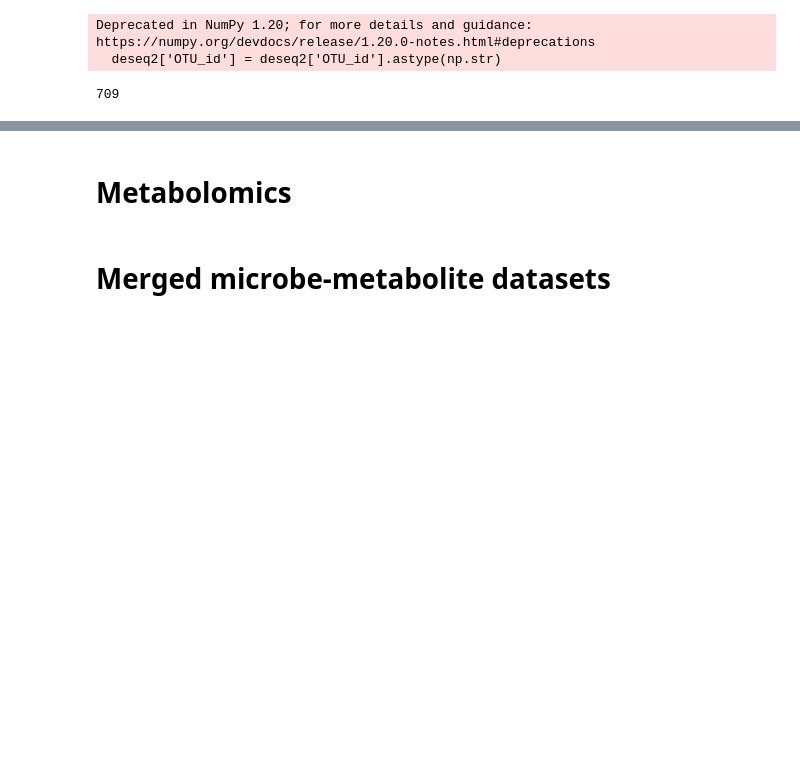
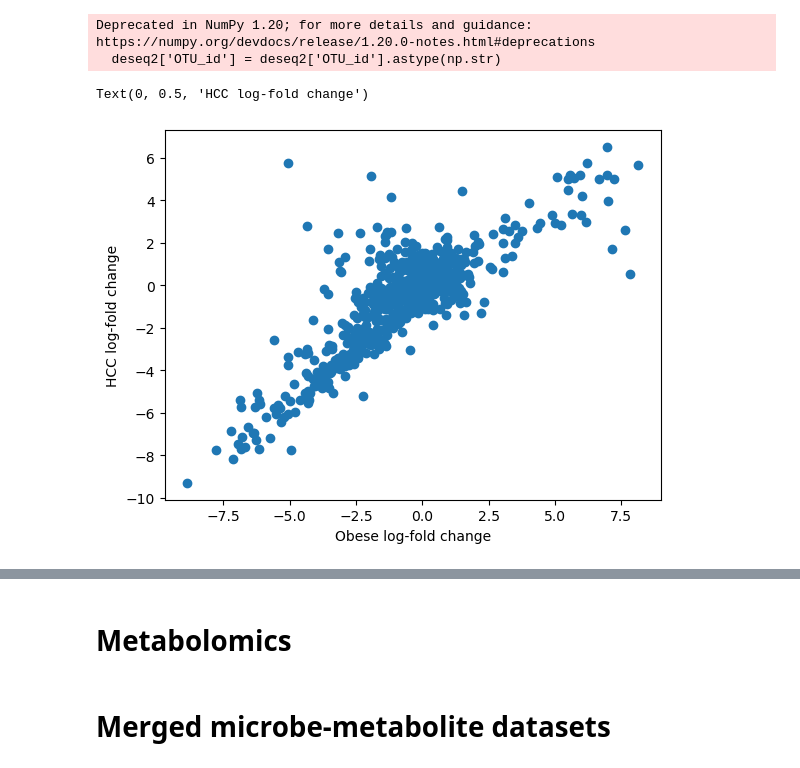
Before and after one commit to mortonjt/iv-analysis, a Jupyter notebook: ipynb/Figure3.ipynb, the cells around one changed output, grey strips where cells are left out. Drawn from its saved outputs; the diff is of its cells as text; code cells hidden in the pictures; blank space fills up the shorter version.

```diff
--- a/ipynb/Figure3.ipynb
+++ b/ipynb/Figure3.ipynb
@@ -103,7 +90,11 @@ deseq2_HCC = deseq2.query("Phenotype == 'HCC'").set_index('OTU_id')
 # %% [output]
 Deprecated in NumPy 1.20; for more details and guidance: https://numpy.org/devdocs/release/1.20.0-notes.html#deprecations
   deseq2['OTU_id'] = deseq2['OTU_id'].astype(np.str)
-# %%
-len(set(deseq2_HCC.index) & set(microbe_ranks.index))
-# %% [output]
-709
+# %%
+common_taxa = list(set(deseq2_obese.index) & set(deseq2_HCC.index))
+plt.scatter(deseq2_obese.loc[common_taxa, 'log2FoldChange'], deseq2_HCC.loc[common_taxa, 'log2FoldChange'])
+plt.xlabel('Obese log-fold change')
+plt.ylabel('HCC log-fold change')
+# %% [output]
+Text(0, 0.5, 'HCC log-fold change')
+[figure, added]
```
Also changed, not shown: parts of 31 cells of this notebook, 3 other files.
